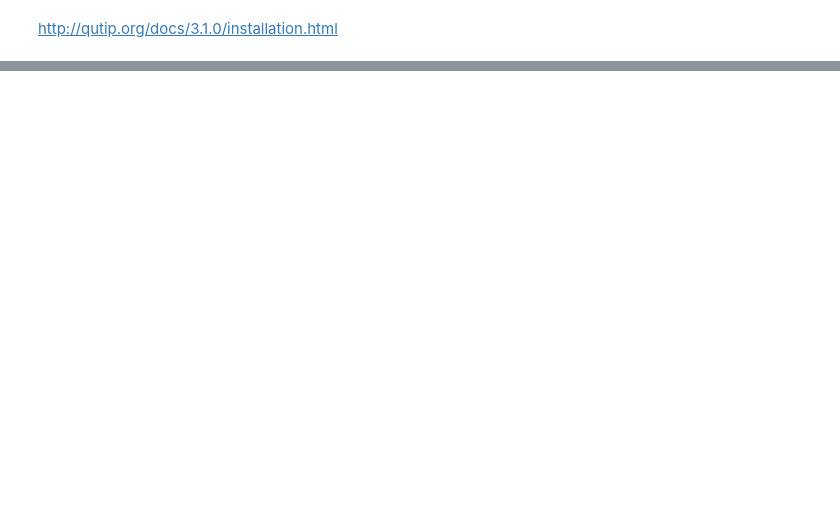
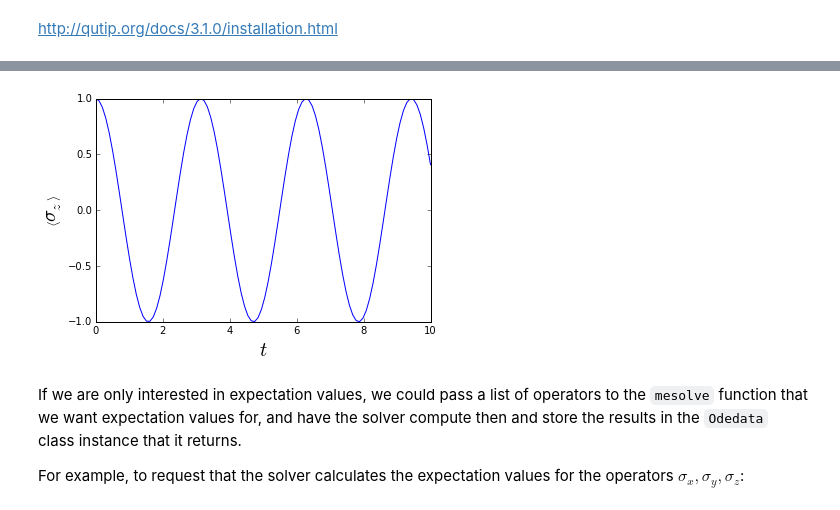
Before and after one commit to psygrammer/qgm, a Jupyter notebook: part2/quantum/sp_qutiip/intro/Intro_QuTip.ipynb, the cells around one changed output, grey strips where cells are left out. Cells and saved outputs as stored; diff of their text form; code cells hidden in the pictures; blank space fills up the shorter version.

```diff
--- a/part2/quantum/sp_qutiip/intro/Intro_QuTip.ipynb
+++ b/part2/quantum/sp_qutiip/intro/Intro_QuTip.ipynb
@@ -26,0 +420,11 @@ Storing debug log for failure in /Users/moodern/.pip/pip.log
+# %%
+# Hamiltonian
+H = sigmax()
+
+# initial state
+psi0 = basis(2, 0)
+
+# list of times for which the solver should store the state vector
+tlist = np.linspace(0, 10, 100)
+
+result = mesolve(H, psi0, tlist, [], [])
@@ -26,0 +480,13 @@ Storing debug log for failure in /Users/moodern/.pip/pip.log
+# %%
+fig, axes = plt.subplots(1,1)
+
+axes.plot(tlist, expect(sigmaz(), result.states))
+
+axes.set_xlabel(r'$t$', fontsize=20)
+axes.set_ylabel(r'$\left<\sigma_z\right>$', fontsize=20);
+# %% [output]
+[figure, added]
+# %% [markdown]
+If we are only interested in expectation values, we could pass a list of operators to the `mesolve` function that we want expectation values for, and have the solver compute then and store the results in the `Odedata` class instance that it returns.
+
+For example, to request that the solver calculates the expectation values for the operators $\sigma_x, \sigma_y, \sigma_z$:
```
Also changed, not shown: parts of 100 cells of this notebook, 1 other file.
